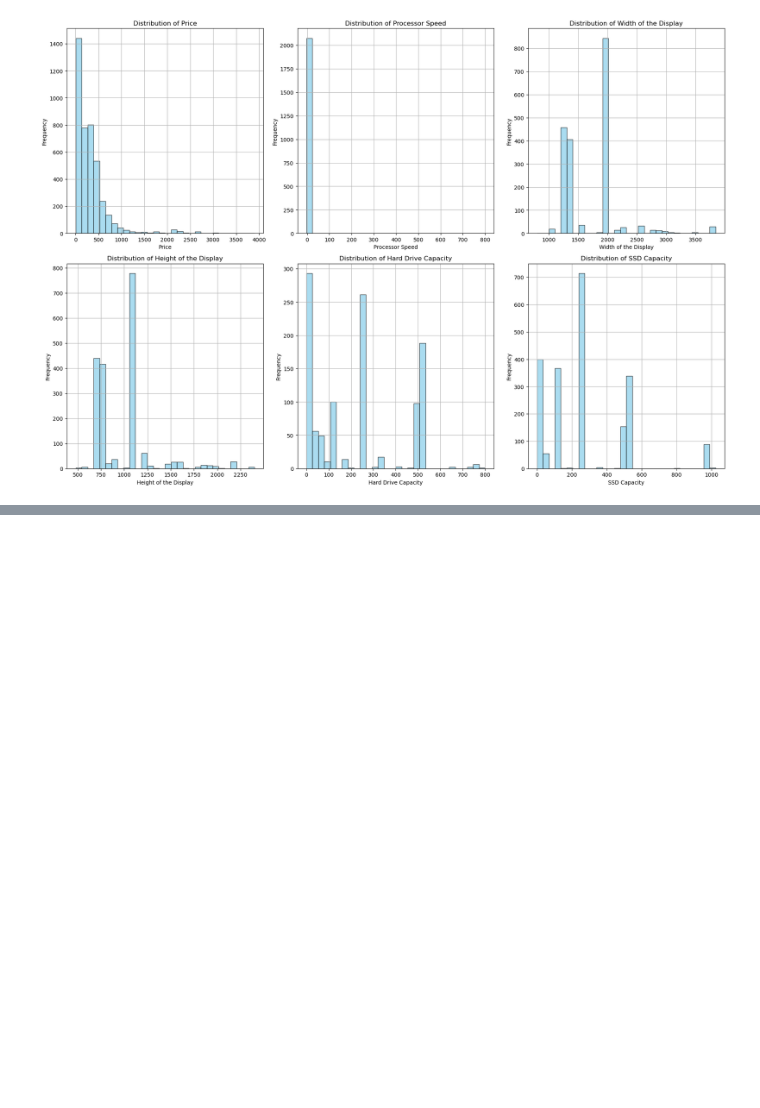
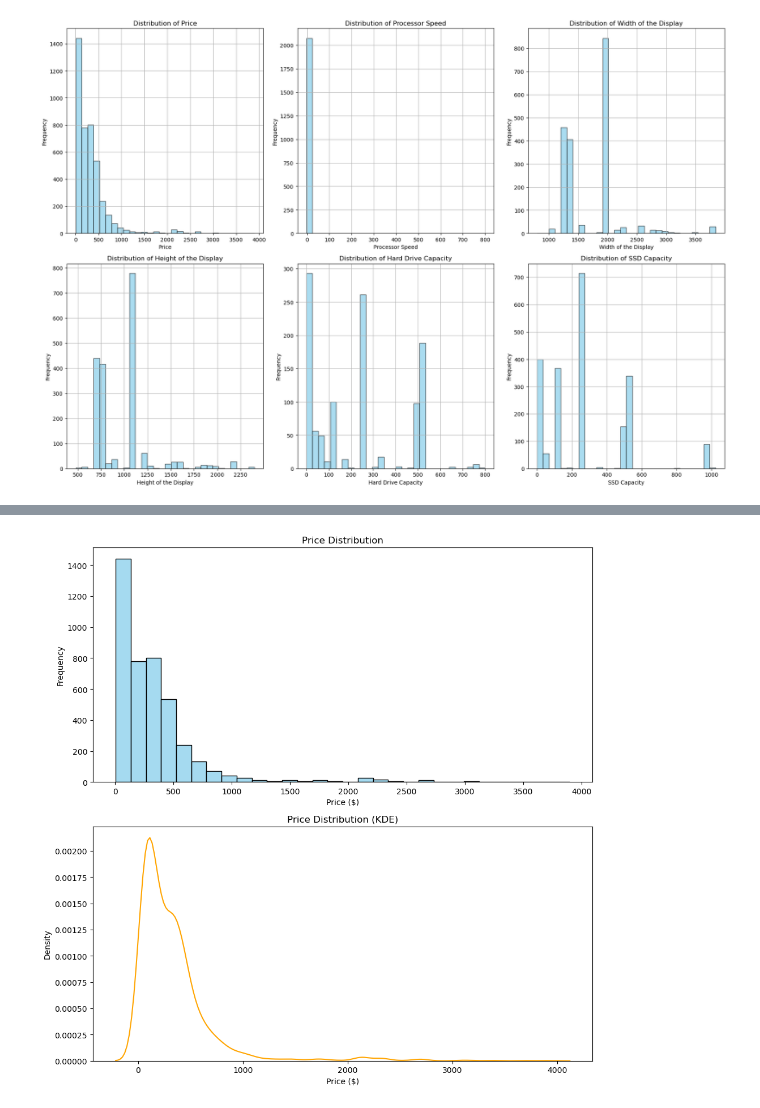
Before and after one commit to rafvrab/eBay-Laptop-Analysis, a Jupyter notebook: Notebook.ipynb, the cells around one changed output, grey strips where cells are left out. Drawn from its saved outputs; the diff is of its cells as text; code cells hidden in the pictures; blank space fills up the shorter version.

```diff
--- a/Notebook.ipynb
+++ b/Notebook.ipynb
@@ -282,0 +379,21 @@ plt.show()
+# %%
+# Set up the figure with subplots
+fig, axes = plt.subplots(nrows=2, ncols=1, figsize=(10, 10))
+
+# Plot histogram of prices
+sns.histplot(df['Price'], bins=30, kde=False, color='skyblue', ax=axes[0])
+axes[0].set_xlabel('Price ($)')
+axes[0].set_ylabel('Frequency')
+axes[0].set_title('Price Distribution')
+
+# Plot KDE plot of prices
+sns.kdeplot(df['Price'], color='orange', ax=axes[1])
+axes[1].set_xlabel('Price ($)')
+axes[1].set_ylabel('Density')
+axes[1].set_title('Price Distribution (KDE)')
+
+# Adjust layout
+plt.tight_layout()
+plt.show()
+# %% [output]
+[figure, added]
```
Also changed, not shown: parts of 38 cells of this notebook.
